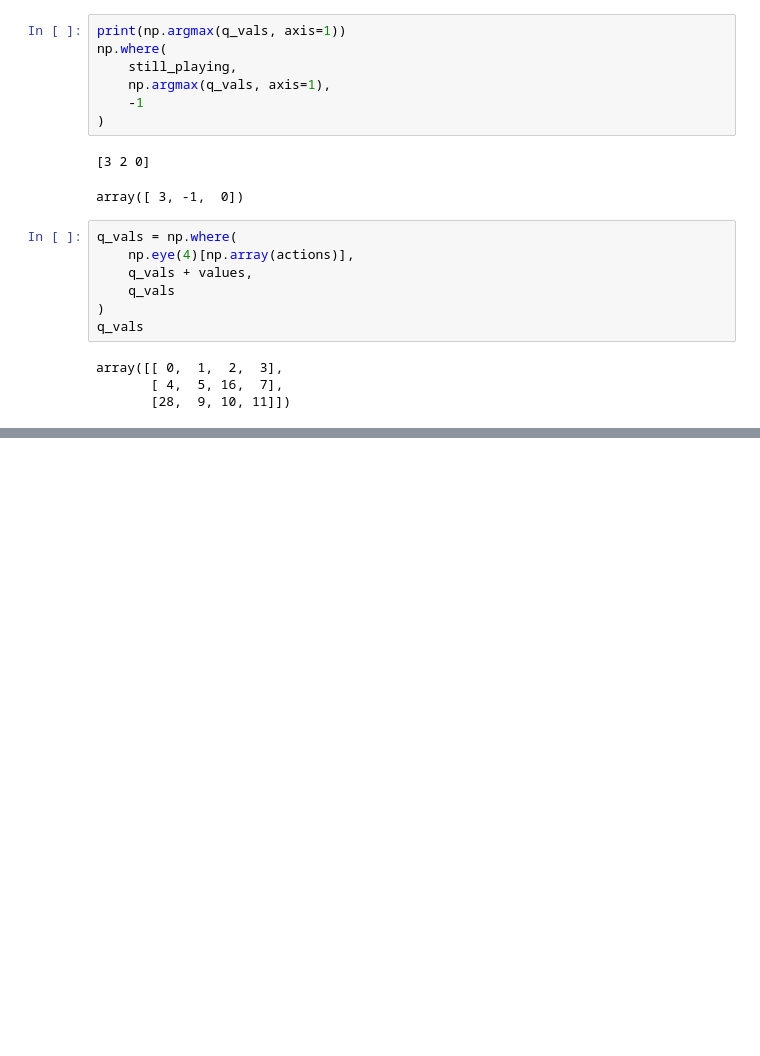
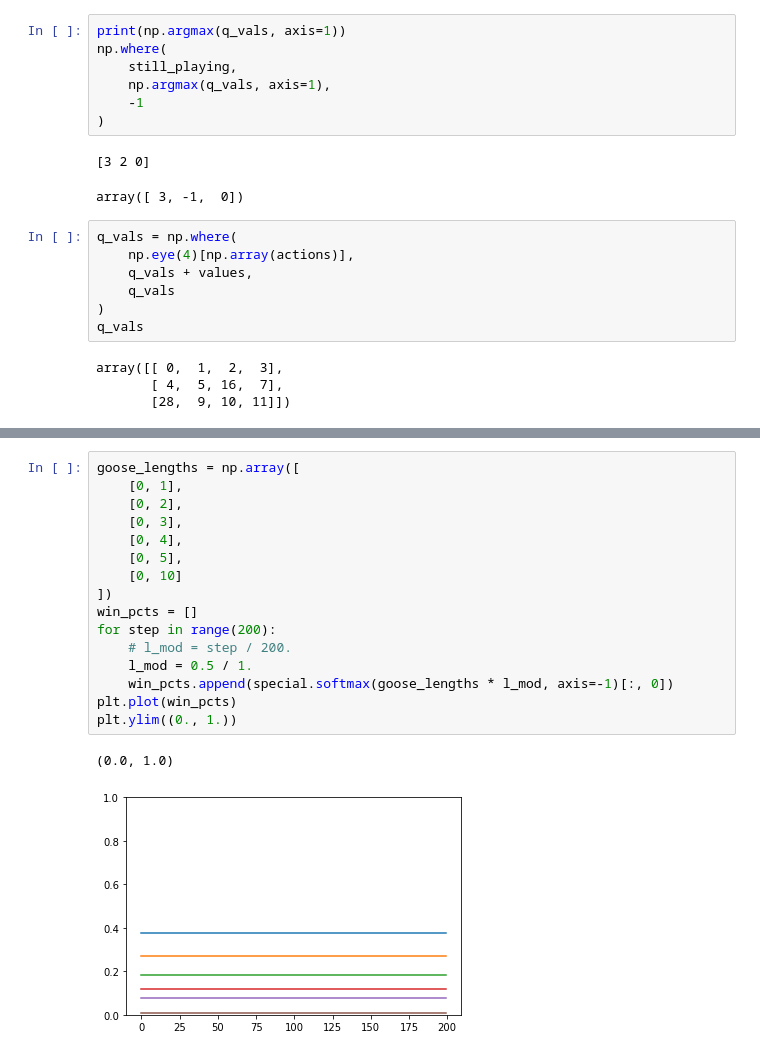
Before and after one commit to IsaiahPressman/Kaggle_Hungry_Geese, a Jupyter notebook: Debugging_and_miscellaneous.ipynb, the cells around one changed output, grey strips where cells are left out. Drawn from its saved outputs; the diff is of its cells as text; blank space fills up the shorter version.

```diff
--- a/Debugging_and_miscellaneous.ipynb
+++ b/Debugging_and_miscellaneous.ipynb
@@ -117,0 +141,19 @@ array([1381., 1381., 1381., 1381.])
+# %%
+goose_lengths = np.array([
+    [0, 1],
+    [0, 2],
+    [0, 3],
+    [0, 4],
+    [0, 5],
+    [0, 10]
+])
+win_pcts = []
+for step in range(200):
+    # l_mod = step / 200.
+    l_mod = 0.5 / 1.
+    win_pcts.append(special.softmax(goose_lengths * l_mod, axis=-1)[:, 0])
+plt.plot(win_pcts)
+plt.ylim((0., 1.))
+# %% [output]
+(0.0, 1.0)
+[figure, added]
```
Also changed, not shown: parts of 12 cells of this notebook, 3 other files.
